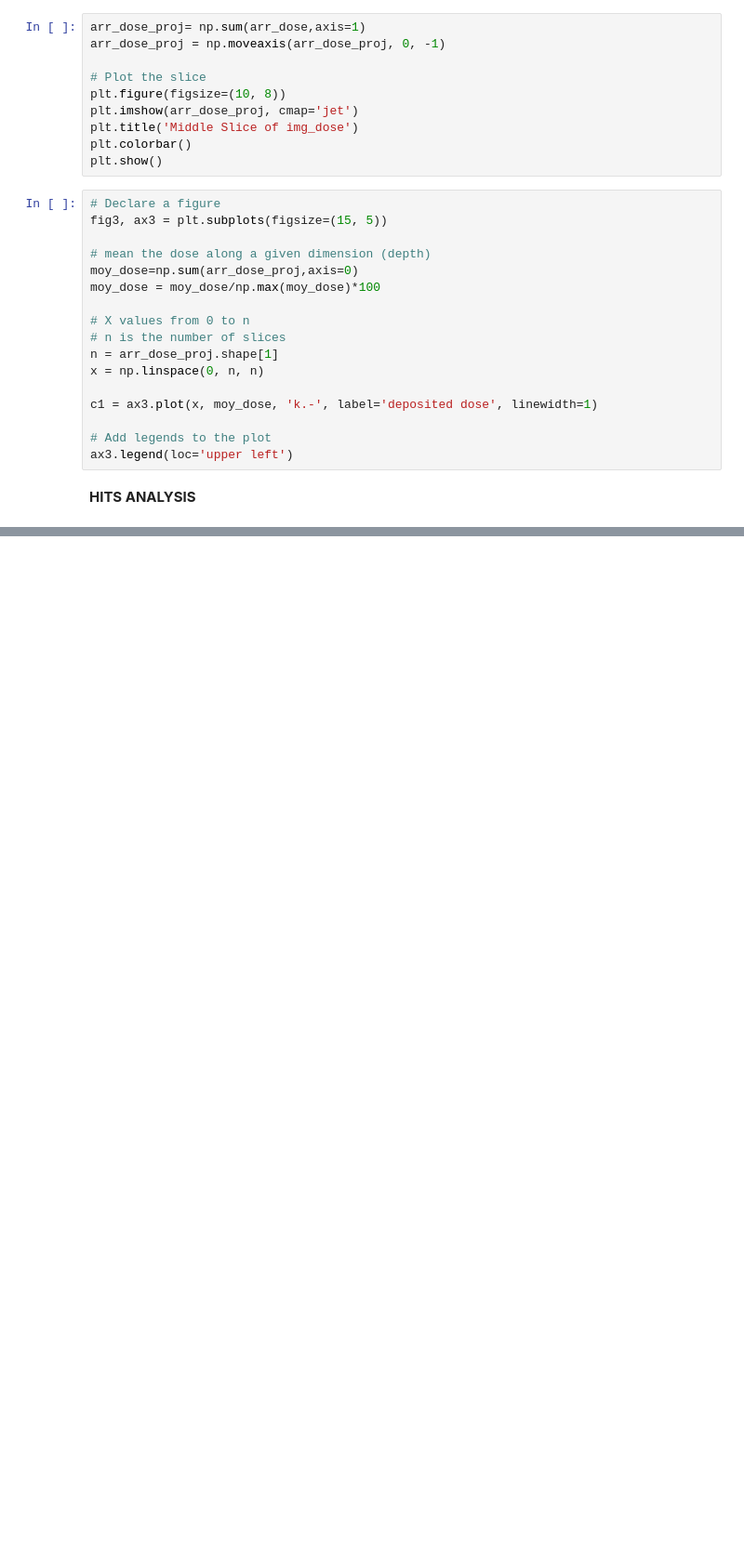
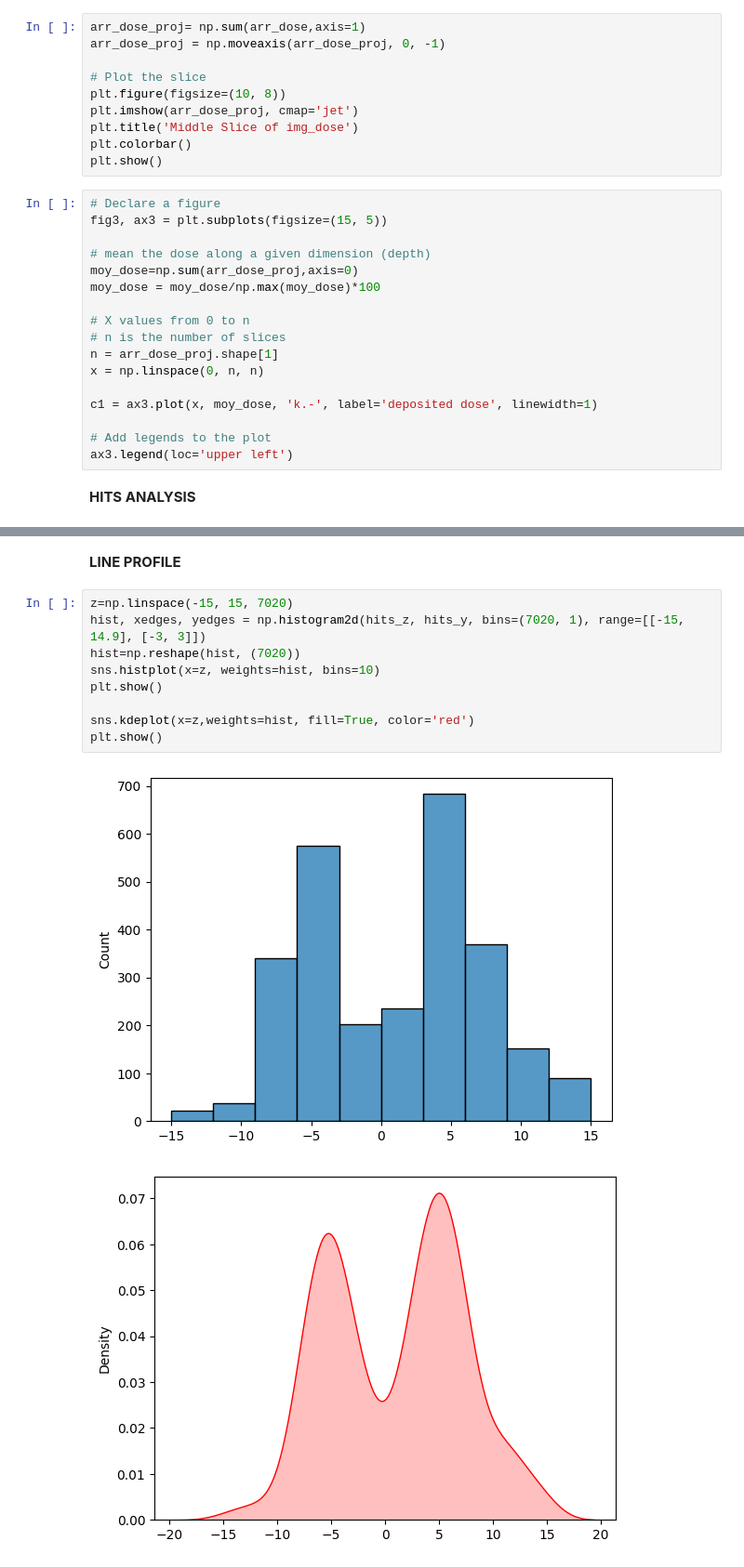
Before and after one commit to francescouni0/VHEE_monitor, a Jupyter notebook: analysis.ipynb, the cells around one changed output, grey strips where cells are left out. Shown at 93% size. Cells and saved outputs as stored; diff of their text form; blank space fills up the shorter version.

```diff
--- a/analysis.ipynb
+++ b/analysis.ipynb
@@ -178,3 +189,17 @@ plt.show()
+# %% [markdown]
+**LINE PROFILE**
+# %%
+z=np.linspace(-15, 15, 7020)
+hist, xedges, yedges = np.histogram2d(hits_z, hits_y, bins=(7020, 1), range=[[-15, 14.9], [-3, 3]])
+hist=np.reshape(hist, (7020))
+sns.histplot(x=z, weights=hist, bins=10)
+plt.show()
+
+sns.kdeplot(x=z,weights=hist, fill=True, color='red')
+plt.show()
+# %% [output]
+[figure, added]
+[figure, added]
 # %%
 plt.hist(preKinEnergy, bins=100,range=(0,1))
 plt.show()
```
Also changed, not shown: parts of 6 cells of this notebook.
